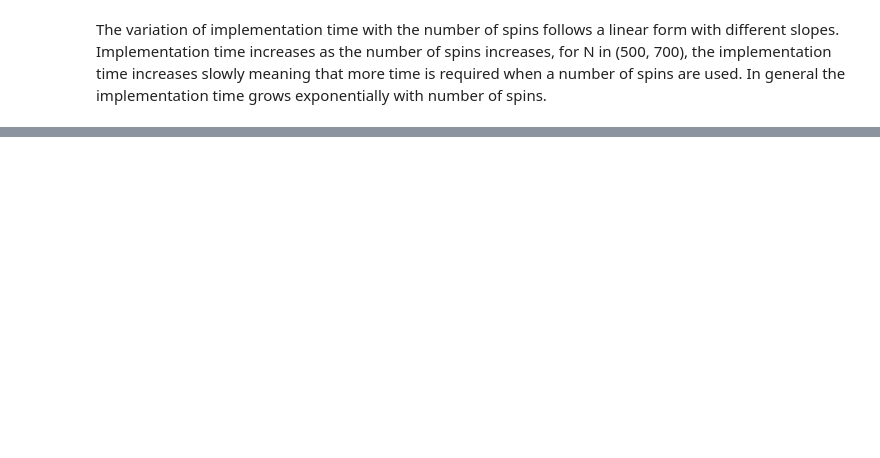
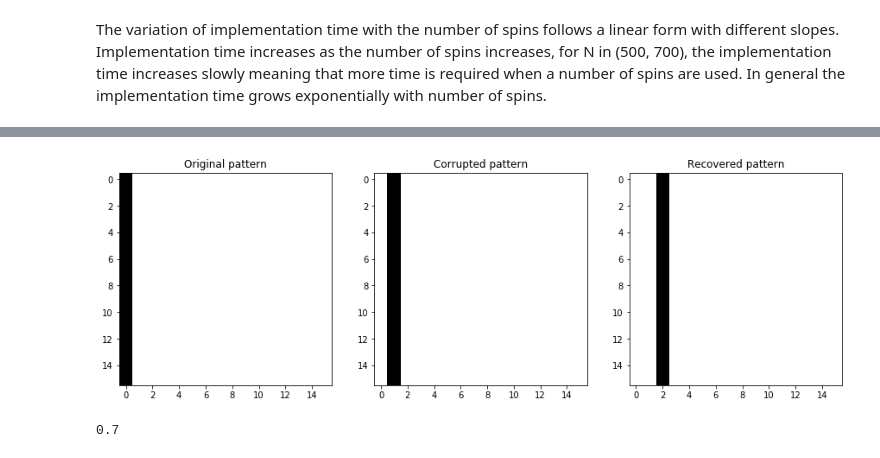
Before and after one commit to mballarin97/Hopfield-project, a Jupyter notebook: Deterministic stability.ipynb, the cells around one changed output, grey strips where cells are left out. Cells and saved outputs as stored; diff of their text form; code cells hidden in the pictures; blank space fills up the shorter version.

```diff
--- a/Deterministic stability.ipynb
+++ b/Deterministic stability.ipynb
@@ -296,0 +415,4 @@ ax.legend()
+# %%
+plot(patt[0],patt[1],patt[2])
+# %% [output]
+[figure, added]
@@ -296,0 +436,4 @@ ax.legend()
+# %%
+w_error(p1,p2,2)
+# %% [output]
+0.7
```
Also changed, not shown: parts of 18 cells of this notebook, 1 other file.
